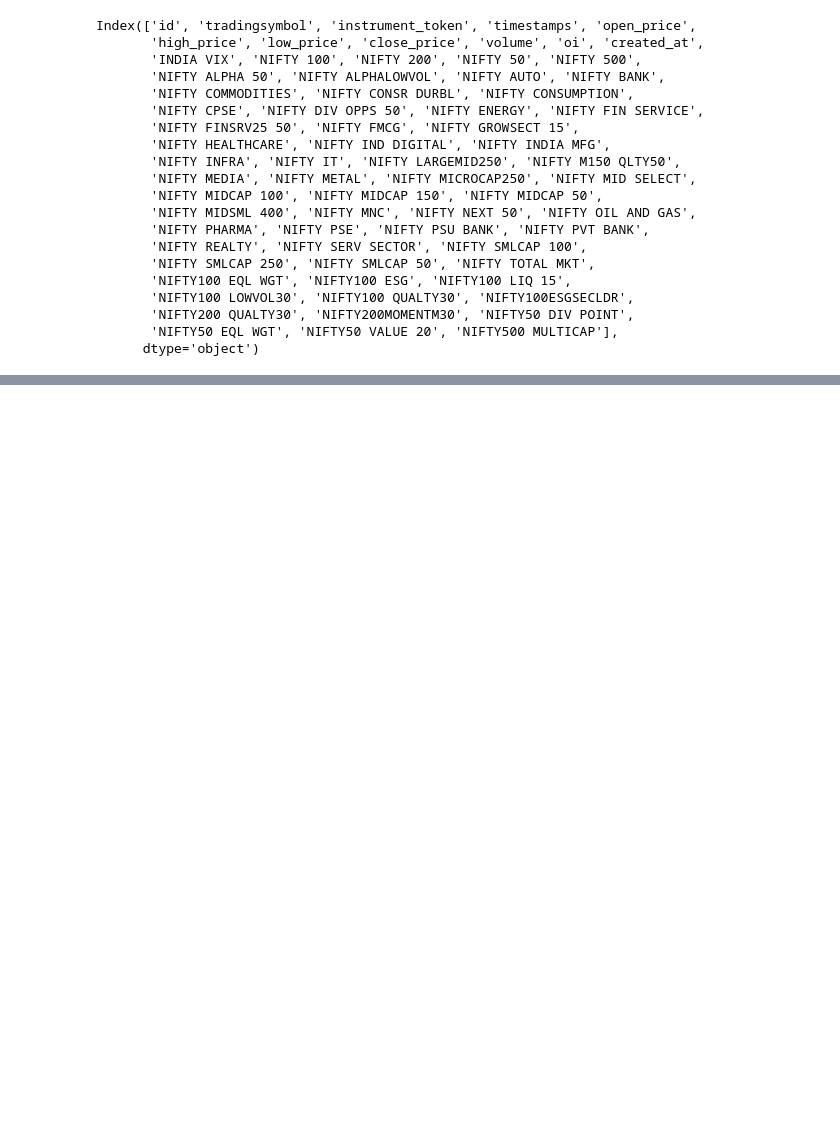
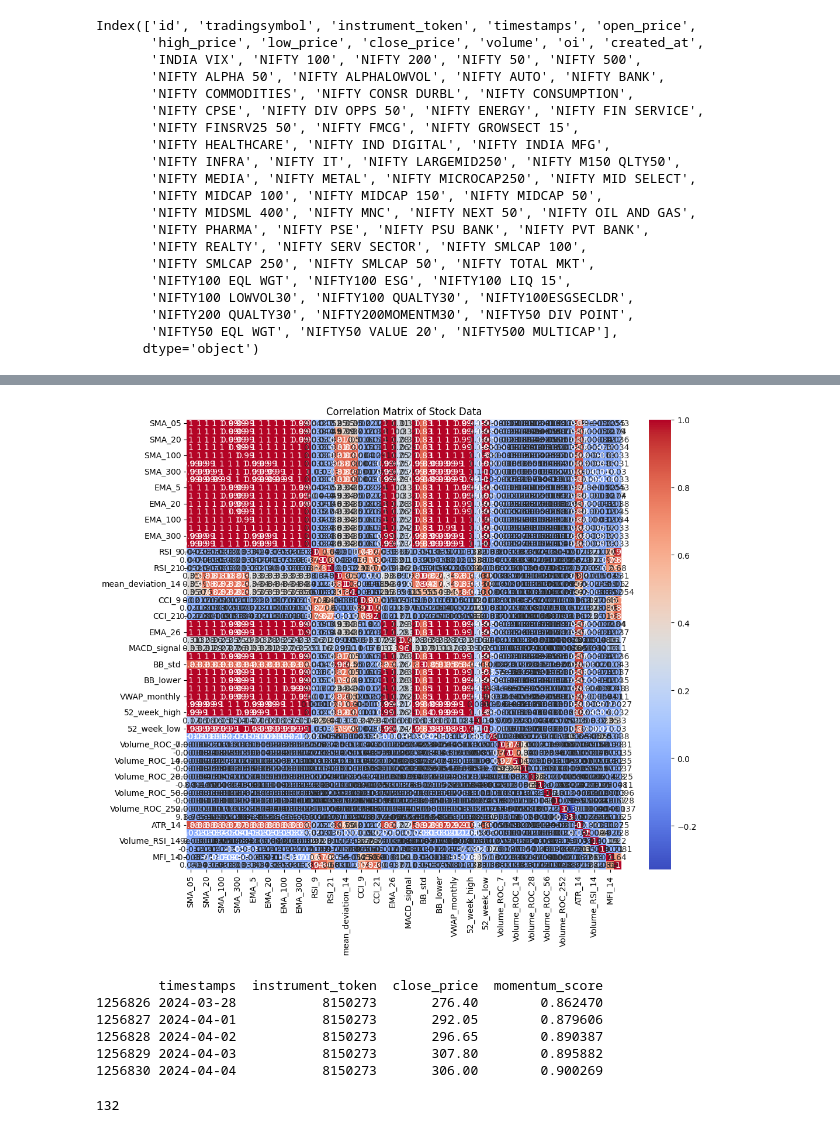
Before and after one commit to maulikam/portfolio-service, a Jupyter notebook: stock_analysis.ipynb, the cells around one changed output, grey strips where cells are left out. Drawn from its saved outputs; the diff is of its cells as text; code cells hidden in the pictures; blank space fills up the shorter version.

```diff
--- a/stock_analysis.ipynb
+++ b/stock_analysis.ipynb
@@ -769,0 +819,15 @@ files.download('merged_data.csv')
+# %%
+# prompt: Perform statistical analysis on the various technical indicators to understand their relationships and identify potential trading opportunities.
+
+# Perform statistical analysis on the technical indicators
+
+# Calculate correlations between technical indicators
+correlations = merged_df[['SMA_05','SMA_10','SMA_20','SMA_50','SMA_100','SMA_200','SMA_300','SMA_400','EMA_5','EMA_10','EMA_20','EMA_50','EMA_100','EMA_200','EMA_300','EMA_400','RSI_9','RSI_14','RSI_21','mean_deviation_9','mean_deviation_14','mean_deviation_21','CCI_9','CCI_14','CCI_21','EMA_12','EMA_26','MACD','MACD_signal','BB_middle','BB_std','BB_upper','BB_lower','VWAP_weekly','VWAP_monthly','VWAP_yearly','52_week_high','%diff_52_week_high','52_week_low','%diff_from_52_week_low','Volume_ROC_7','PVROC_7','Volume_ROC_14','PVROC_14','Volume_ROC_28','PVROC_28','Volume_ROC_56','PVROC_56','Volume_ROC_252','PVROC_252','ATR_14','OBV','Volume_RSI_14','VPT','MFI_14','CMO_10']].corr()
+
+# Print the correlation matrix
+print(correlations)
+
+# Analyze the correlations to identify potential trading opportunities
+# For example, if two indicators are highly correlated, you might consider using one as a confirmation for the other when making trading decisions.
+
+# Perform other statistical analysis as needed, such as calculating standard deviations, skewness, and kurtosis.
@@ -769,0 +852,62 @@ files.download('merged_data.csv')
+# %%
+import seaborn as sns
+import matplotlib.pyplot as plt
+
+
+# Plotting the correlation matrix
+plt.figure(figsize=(12, 10))
+sns.heatmap(correlations, annot=True, cmap='coolwarm')
+plt.title("Correlation Matrix of Stock Data")
+plt.show()
+# %% [output]
+[figure, added]
+# %%
+# Define the list of indicators to be used for momentum score calculation
+indicators = [
+    'RSI_14', 'Volume_ROC_14', 'OBV', 'ATR_14', 'MACD', 'CMO_10', 'volume',
+    'INDIA VIX', 'NIFTY 100', 'NIFTY 200', 'NIFTY 50', 'NIFTY 500',
+    'NIFTY ALPHA 50', 'NIFTY ALPHALOWVOL', 'NIFTY AUTO', 'NIFTY BANK',
+    'NIFTY COMMODITIES', 'NIFTY CONSR DURBL', 'NIFTY CONSUMPTION',
+    'NIFTY CPSE', 'NIFTY DIV OPPS 50', 'NIFTY ENERGY', 'NIFTY FIN SERVICE',
+    'NIFTY FINSRV25 50', 'NIFTY FMCG', 'NIFTY GROWSECT 15', 'NIFTY HEALTHCARE',
+    'NIFTY IND DIGITAL', 'NIFTY INDIA MFG', 'NIFTY INFRA', 'NIFTY IT',
+    'NIFTY LARGEMID250', 'NIFTY M150 QLTY50', 'NIFTY MEDIA', 'NIFTY METAL',
+    'NIFTY MICROCAP250', 'NIFTY MID SELECT', 'NIFTY MIDCAP 100',
+    'NIFTY MIDCAP 150', 'NIFTY MIDCAP 50', 'NIFTY MIDSML 400', 'NIFTY MNC',
+    'NIFTY NEXT 50', 'NIFTY OIL AND GAS', 'NIFTY PHARMA', 'NIFTY PSE',
+    'NIFTY PSU BANK', 'NIFTY PVT BANK', 'NIFTY REALTY', 'NIFTY SERV SECTOR',
+    'NIFTY SMLCAP 100', 'NIFTY SMLCAP 250', 'NIFTY SMLCAP 50', 'NIFTY TOTAL MKT',
+    'NIFTY100 EQL WGT', 'NIFTY100 ESG', 'NIFTY100 LIQ 15', 'NIFTY100 LOWVOL30',
+    'NIFTY100 QUALTY30', 'NIFTY100ESGSECLDR', 'NIFTY200 QUALTY30', 'NIFTY200MOMENTM30'
+]
+
+# Convert indicator columns to numeric, handling errors and ensuring no data loss
+for column in indicators:
+    merged_df[column] = pd.to_numeric(merged_df[column], errors='coerce')
+
+# Function to normalize indicators and calculate momentum score
+def normalize_and_calculate_momentum(group):
+    normalized = (group[indicators] - group[indicators].min()) / (group[indicators].max() - group[indicators].min())
+    return normalized.mean(axis=1)
+
+# Apply the function and calculate the momentum score for each instrument_token
+momentum_scores = merged_df.groupby('instrument_token').apply(normalize_and_calculate_momentum)
+
+# Ensure that the resulting series aligns with the DataFrame's index
+merged_df['momentum_score'] = momentum_scores.values  # Assign the values directly to match the DataFrame's structure
+
+# Display the last few rows to confirm the new column
+print(merged_df[['timestamps', 'instrument_token', 'close_price', 'momentum_score']].tail())
+# %% [output]
+        timestamps  instrument_token  close_price  momentum_score
+1256826 2024-03-28           8150273       276.40        0.862470
+1256827 2024-04-01           8150273       292.05        0.879606
+1256828 2024-04-02           8150273       296.65        0.890387
+1256829 2024-04-03           8150273       307.80        0.895882
+1256830 2024-04-04           8150273       306.00        0.900269
+# %%
+# prompt: count number of columns in merged_df
+
+print(len(merged_df.columns))
+# %% [output]
+132
```
Also changed, not shown: parts of 39 cells of this notebook.
